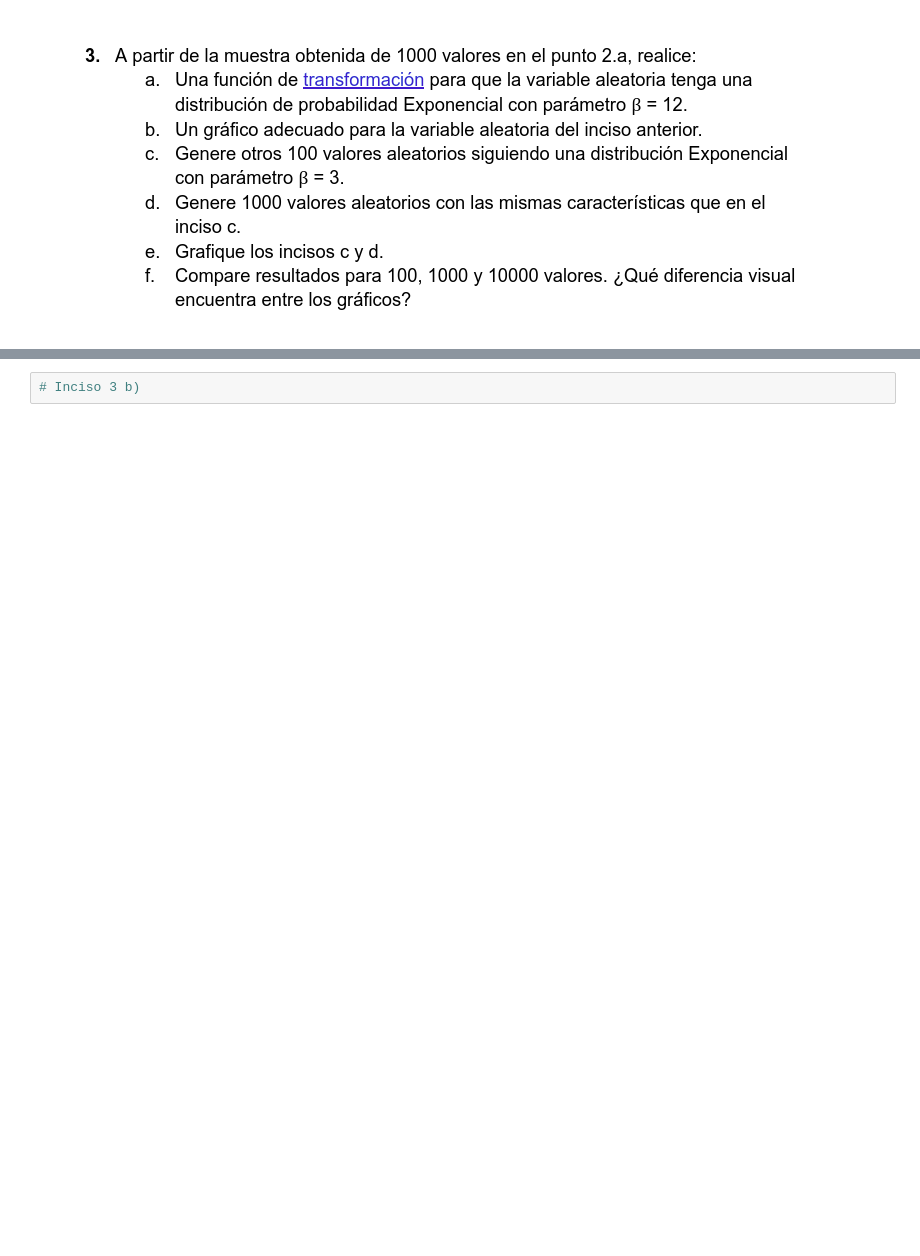
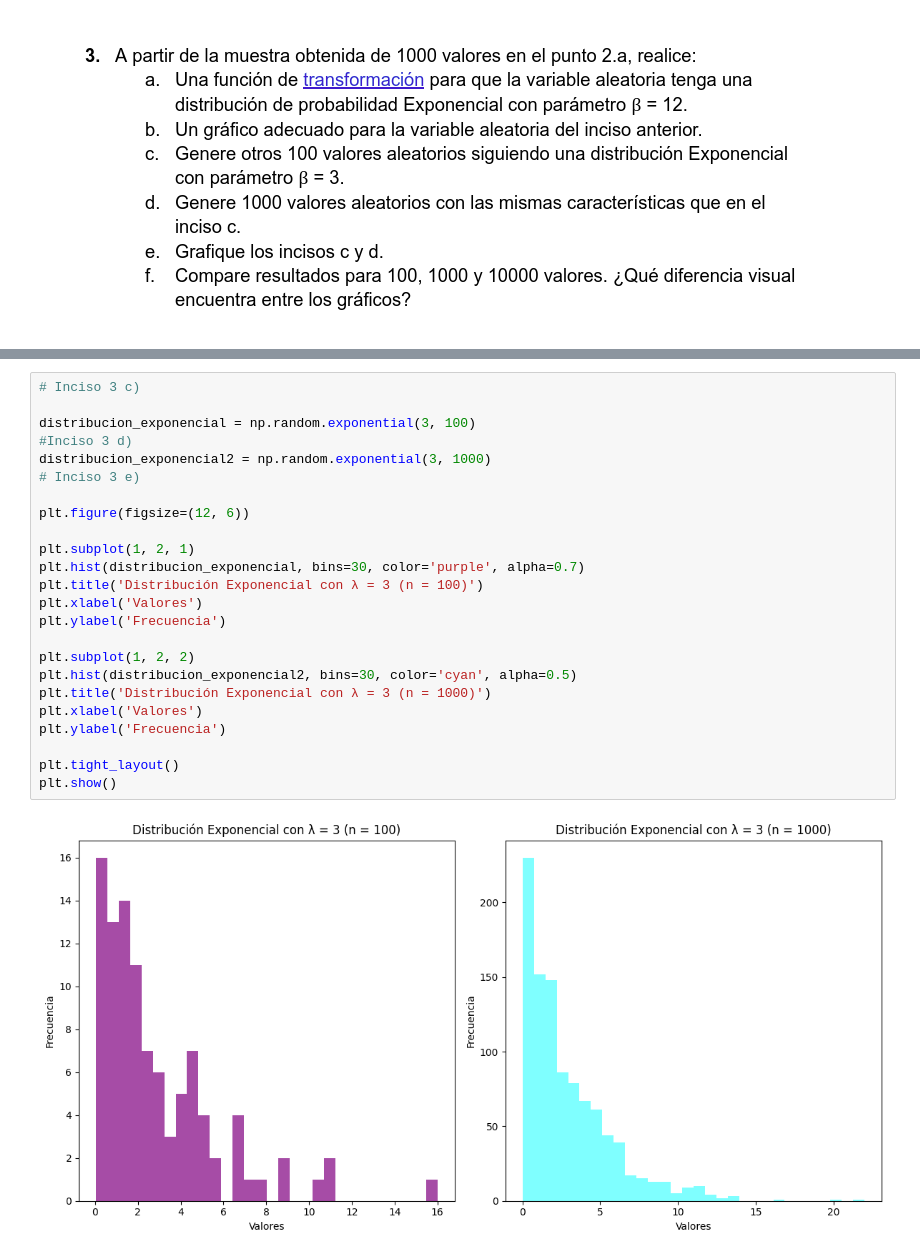
Before and after one commit to CarlosIrigoyen/ModeloYSimulacion, a Jupyter notebook: TP3/TrabajoPractico3.ipynb, the cells around one changed output, grey strips where cells are left out. Saved outputs shown, nothing was run; the diff lists cells and outputs as text; blank space fills up the shorter version.

```diff
--- a/TP3/TrabajoPractico3.ipynb
+++ b/TP3/TrabajoPractico3.ipynb
@@ -60,2 +60,26 @@ plt.show()
 # %%
-# Inciso 3 b)
+# Inciso 3 c)
+
+distribucion_exponencial = np.random.exponential(3, 100)
+#Inciso 3 d)
+distribucion_exponencial2 = np.random.exponential(3, 1000)
+# Inciso 3 e)
+
+plt.figure(figsize=(12, 6))
+
+plt.subplot(1, 2, 1)
+plt.hist(distribucion_exponencial, bins=30, color='purple', alpha=0.7)
+plt.title('Distribución Exponencial con λ = 3 (n = 100)')
+plt.xlabel('Valores')
+plt.ylabel('Frecuencia')
+
+plt.subplot(1, 2, 2)
+plt.hist(distribucion_exponencial2, bins=30, color='cyan', alpha=0.5)
+plt.title('Distribución Exponencial con λ = 3 (n = 1000)')
+plt.xlabel('Valores')
+plt.ylabel('Frecuencia')
+
+plt.tight_layout()
+plt.show()
+# %% [output]
+[figure, added]
```
Also changed, not shown: parts of 4 cells of this notebook.
